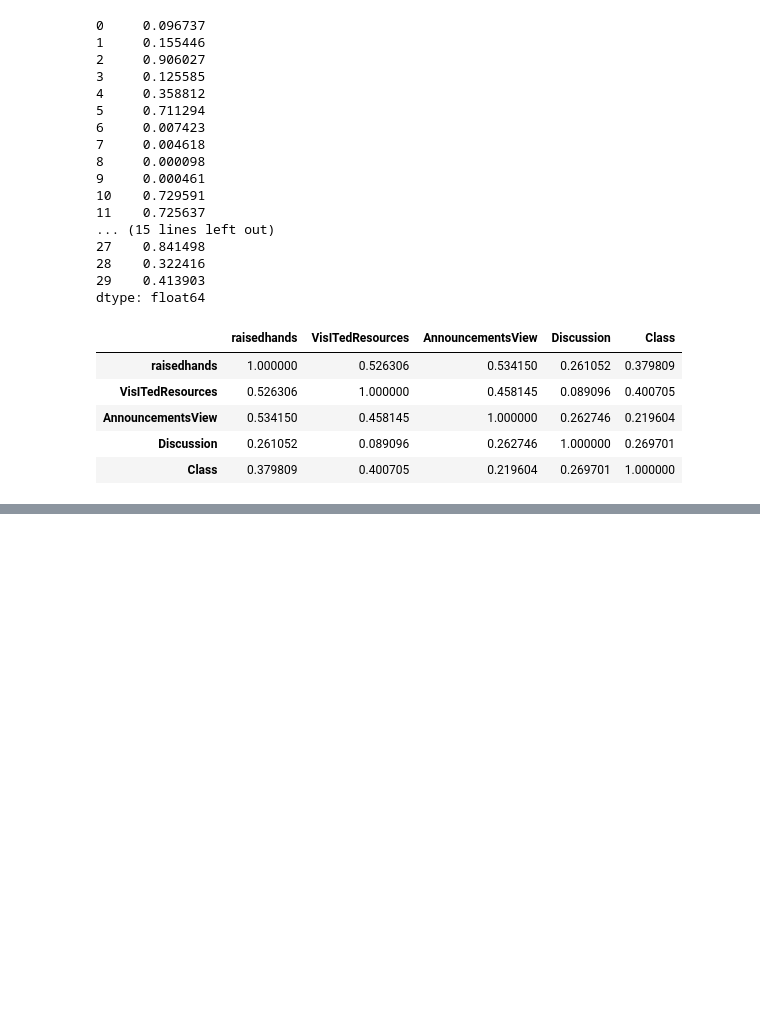
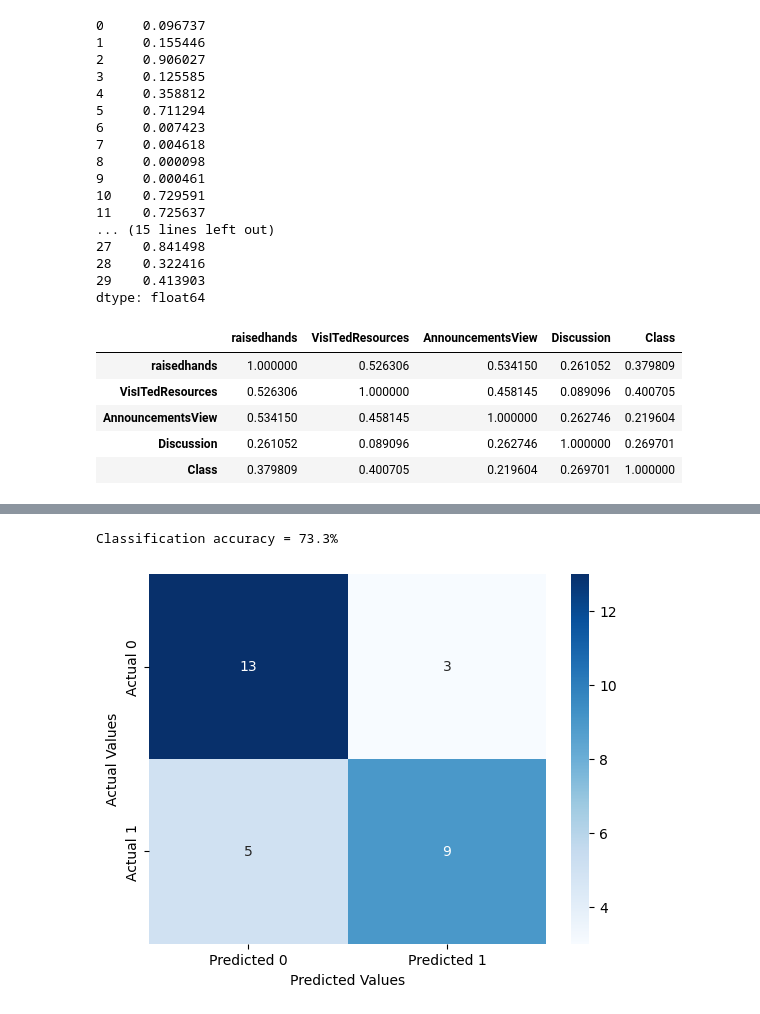
Before and after one commit to wchen952/STAT-303-2-Project, a Jupyter notebook: Stat303_2_Project.ipynb, the cells around one changed output, grey strips where cells are left out. Saved outputs shown, nothing was run; the diff lists cells and outputs as text; code cells hidden in the pictures; blank space fills up the shorter version.

```diff
--- a/Stat303_2_Project.ipynb
+++ b/Stat303_2_Project.ipynb
@@ -126,0 +155,3 @@ NameError: name 'add_constant' is not defined
+# %%
+model2 = smf.logit(formula = 'Class ~ gender*Discussion + gender*raisedhands + VisITedResources + AnnouncementsView + StudentAbsenceDays', data = edu_train).fit()
+model2.summary()
@@ -126,0 +180,5 @@ NameError: name 'add_constant' is not defined
+# %%
+confusion_matrix_test(edu_test,edu_test.Class,model2)
+# %% [output]
+Classification accuracy = 73.3%
+[figure, added]
```
Also changed, not shown: parts of 10 cells of this notebook.
